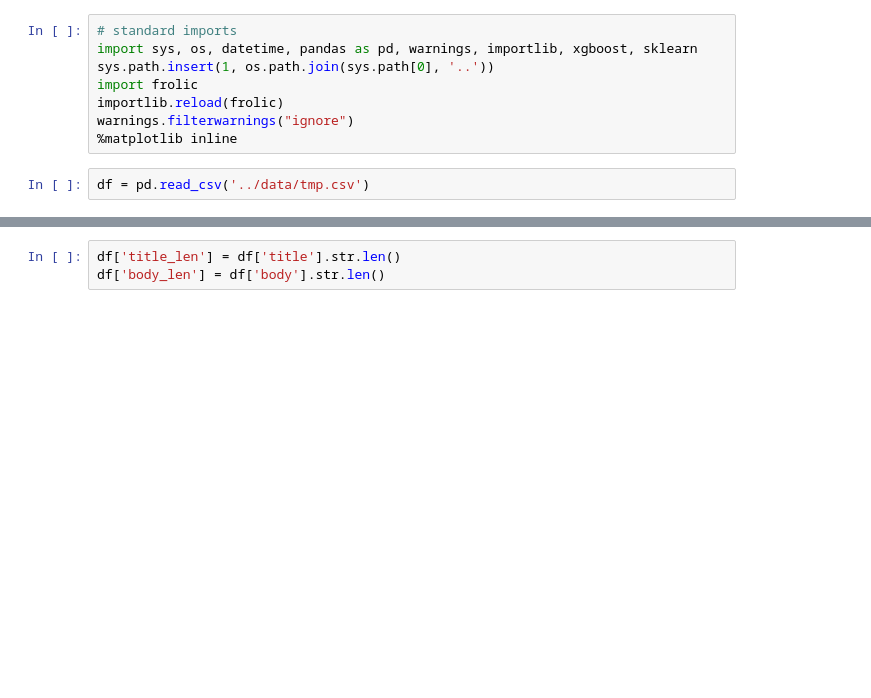
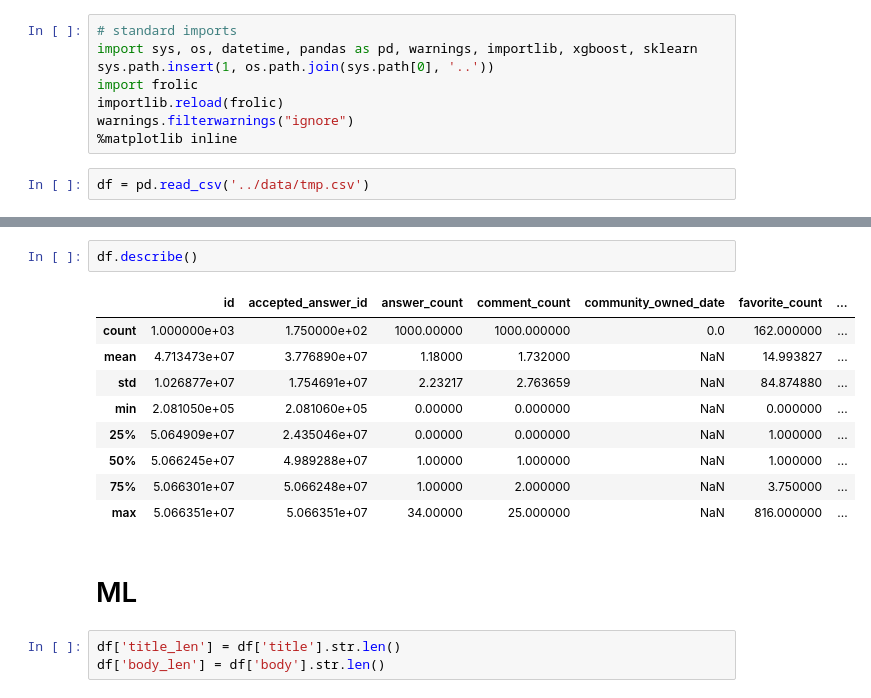
Before and after one commit to ashishsingal1/frolic, a Jupyter notebook: nb/basic-model.ipynb, the cells around one changed output, grey strips where cells are left out. Drawn from its saved outputs; the diff is of its cells as text; blank space fills up the shorter version.

```diff
--- a/nb/basic-model.ipynb
+++ b/nb/basic-model.ipynb
@@ -32,3 +43,17 @@ df
+# %%
+df.describe()
+# %% [output]
+|  | id | accepted_answer_id | answer_count | comment_count | community_owned_date | favorite_count | ... |
+| count | 1.000000e+03 | 1.750000e+02 | 1000.00000 | 1000.000000 | 0.0 | 162.000000 | ... |
+| mean | 4.713473e+07 | 3.776890e+07 | 1.18000 | 1.732000 | NaN | 14.993827 | ... |
+| std | 1.026877e+07 | 1.754691e+07 | 2.23217 | 2.763659 | NaN | 84.874880 | ... |
+| min | 2.081050e+05 | 2.081060e+05 | 0.00000 | 0.000000 | NaN | 0.000000 | ... |
+| 25% | 5.064909e+07 | 2.435046e+07 | 0.00000 | 0.000000 | NaN | 1.000000 | ... |
+| 50% | 5.066245e+07 | 4.989288e+07 | 1.00000 | 1.000000 | NaN | 1.000000 | ... |
+| 75% | 5.066301e+07 | 5.066248e+07 | 1.00000 | 2.000000 | NaN | 3.750000 | ... |
+| max | 5.066351e+07 | 5.066351e+07 | 34.00000 | 25.000000 | NaN | 816.000000 | ... |
+# %% [markdown]
+# ML
 # %%
 df['title_len'] = df['title'].str.len()
 df['body_len'] = df['body'].str.len()
```
Also changed, not shown: parts of 10 cells of this notebook, 2 other files.
